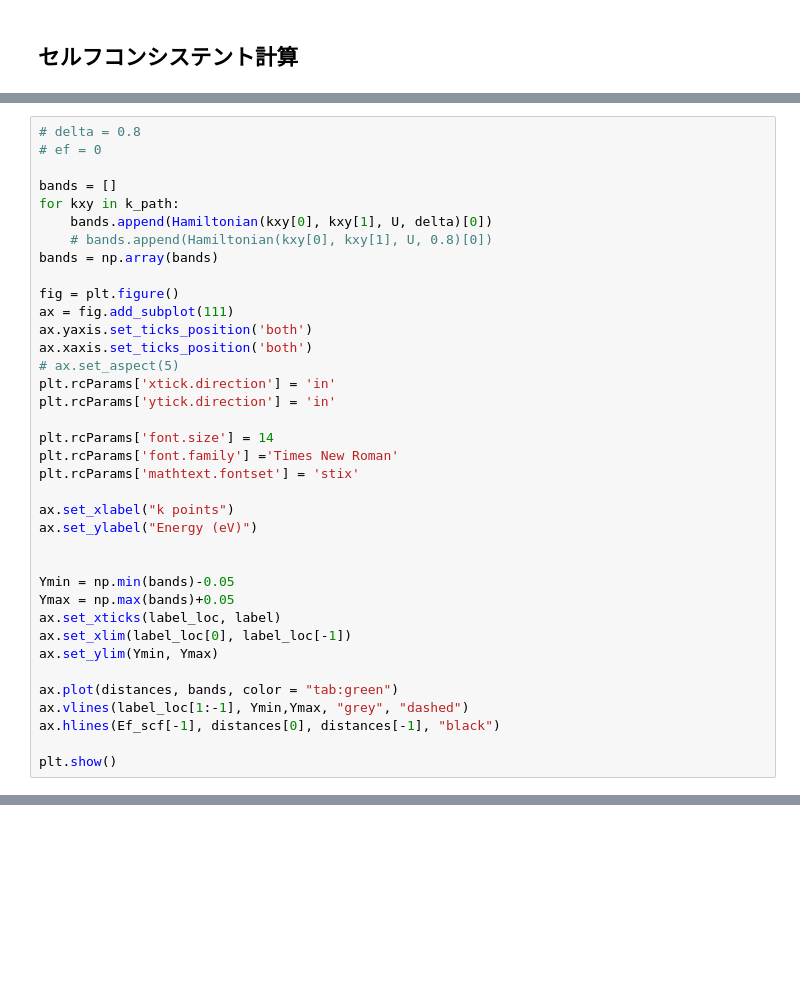
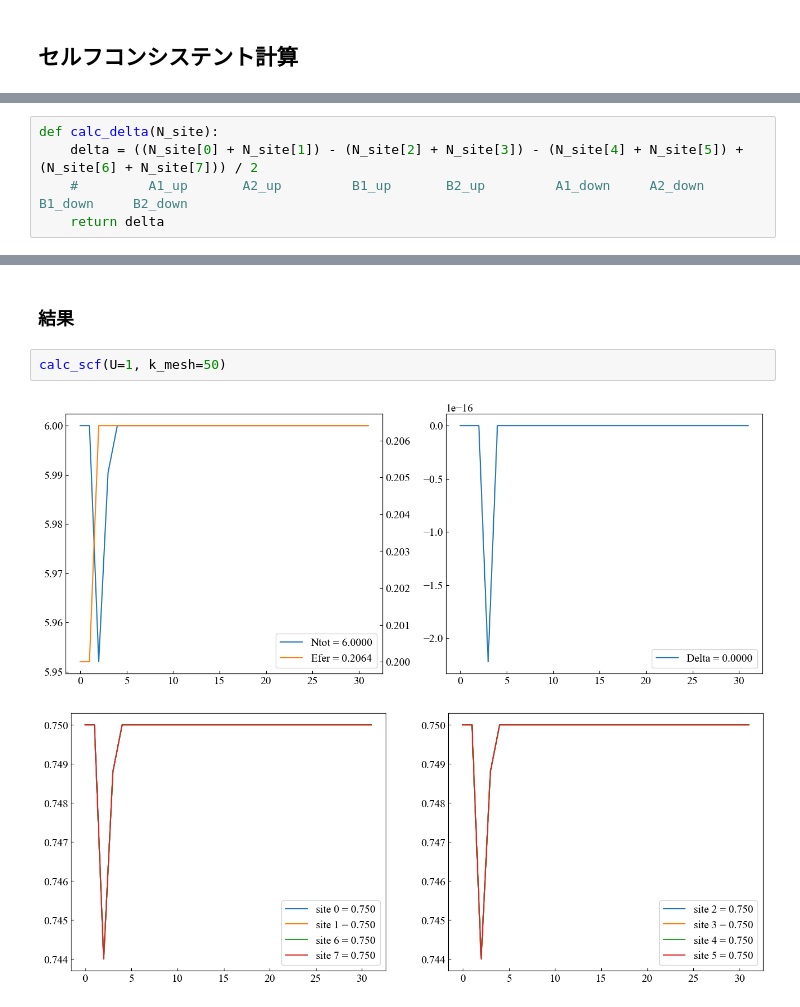
Before and after one commit to xiang-gong3944/----, a Jupyter notebook: 2024_09_25_AlterMagnet1/kappaET2_band_py.ipynb, the cells around one changed output, grey strips where cells are left out. Saved outputs shown, nothing was run; the diff lists cells and outputs as text; blank space fills up the shorter version.

```diff
--- a/2024_09_25_AlterMagnet1/kappaET2_band_py.ipynb
+++ b/2024_09_25_AlterMagnet1/kappaET2_band_py.ipynb
@@ -611,37 +487,0 @@ initial Ef = [1.35421889 1.71661186]
-# %%
-# delta = 0.8
-# ef = 0
-
-bands = []
-for kxy in k_path:
-    bands.append(Hamiltonian(kxy[0], kxy[1], U, delta)[0])
-    # bands.append(Hamiltonian(kxy[0], kxy[1], U, 0.8)[0])
-bands = np.array(bands)
-
-fig = plt.figure()
-ax = fig.add_subplot(111)
-ax.yaxis.set_ticks_position('both')
-ax.xaxis.set_ticks_position('both')
-# ax.set_aspect(5)
-plt.rcParams['xtick.direction'] = 'in'
-plt.rcParams['ytick.direction'] = 'in'
-
-plt.rcParams['font.size'] = 14
-plt.rcParams['font.family'] ='Times New Roman'
-plt.rcParams['mathtext.fontset'] = 'stix'
-
-ax.set_xlabel("k points")
-ax.set_ylabel("Energy (eV)")
-
-
-Ymin = np.min(bands)-0.05
-Ymax = np.max(bands)+0.05
-ax.set_xticks(label_loc, label)
-ax.set_xlim(label_loc[0], label_loc[-1])
-ax.set_ylim(Ymin, Ymax)
-
-ax.plot(distances, bands, color = "tab:green")
-ax.vlines(label_loc[1:-1], Ymin,Ymax, "grey", "dashed")
-ax.hlines(Ef_scf[-1], distances[0], distances[-1], "black")
-
-plt.show()
@@ -708,0 +488,5 @@ plt.show()
+# %%
+def calc_delta(N_site):
+    delta = ((N_site[0] + N_site[1]) - (N_site[2] + N_site[3]) - (N_site[4] + N_site[5]) + (N_site[6] + N_site[7])) / 2
+    #         A1_up       A2_up         B1_up       B2_up         A1_down     A2_down       B1_down     B2_down
+    return delta
@@ -708,0 +610,7 @@ plt.show()
+# %% [markdown]
+### 結果
+# %%
+calc_scf(U=1, k_mesh=50)
+# %% [output]
+[figure, added]
+[figure, added]
```
Also changed, not shown: parts of 10 cells of this notebook.
